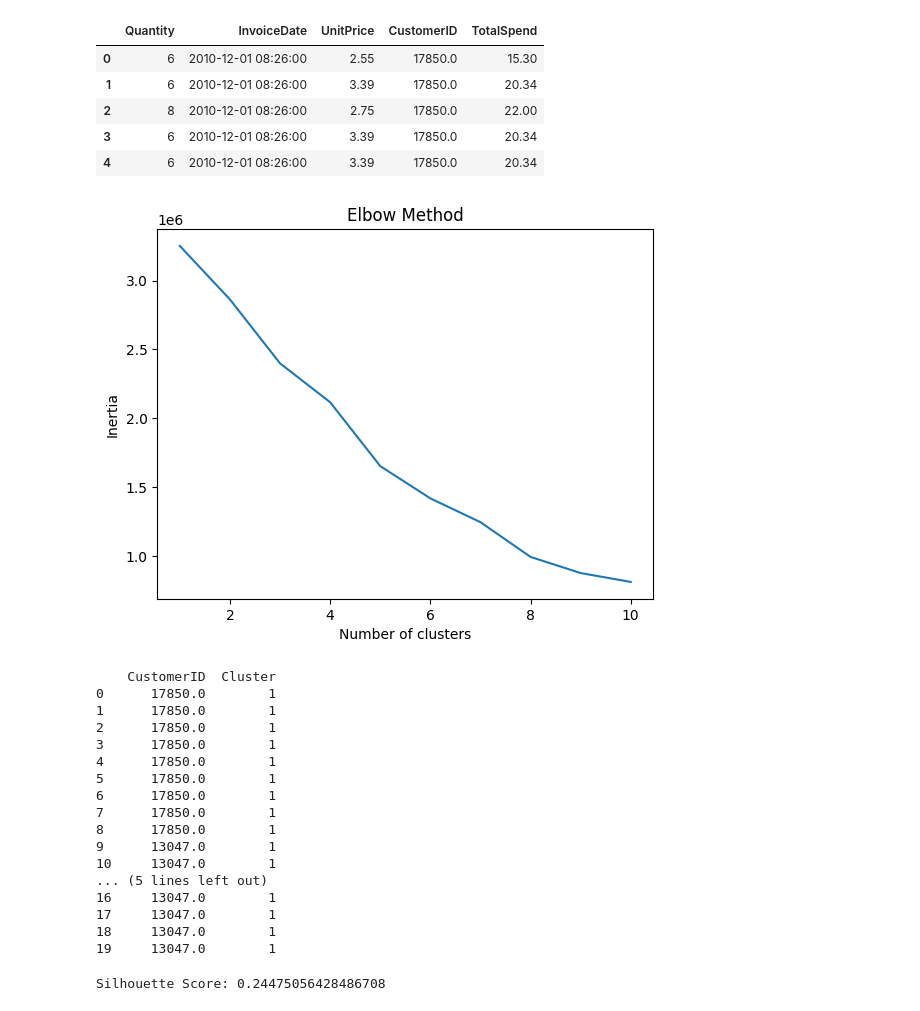
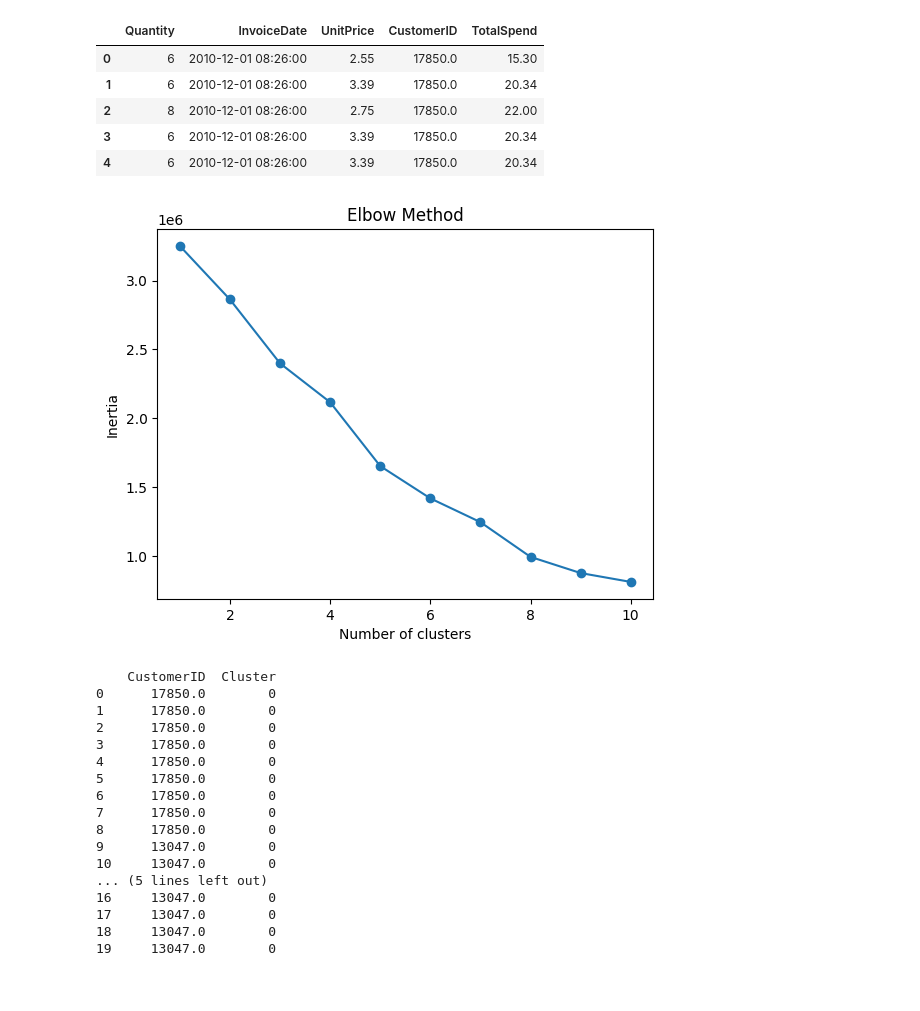
Before and after one commit to mjc136/DataScience, a Jupyter notebook: CustomerSegmentation/CustomerSeg.ipynb, the cells around one changed output. Drawn from its saved outputs; the diff is of its cells as text; code cells hidden in the pictures.

```diff
--- a/CustomerSegmentation/CustomerSeg.ipynb
+++ b/CustomerSegmentation/CustomerSeg.ipynb
@@ -69,47 +71,40 @@ X_scaled = scaler.fit_transform(X)
 # %%
 inertia_values = []
 for k in range(1, 11):  # Trying k values from 1 to 10
     kmeans = KMeans(n_clusters=k, random_state=42)
     kmeans.fit(X_scaled)
     inertia_values.append(kmeans.inertia_)
 
 # Plot the Elbow Method
-plt.plot(range(1, 11), inertia_values)
+plt.plot(range(1, 11), inertia_values, marker='o')
 plt.xlabel('Number of clusters')
 plt.ylabel('Inertia')
 plt.title('Elbow Method')
 plt.show()
 # %% [output]
-[figure, old version]
+[figure, new version]
 # %%
 # Apply K-means clustering with the chosen number of clusters
-kmeans = KMeans(n_clusters=4, random_state=42)
+kmeans = KMeans(n_clusters=4, n_init=10, random_state=42)
 df['Cluster'] = kmeans.fit_predict(X_scaled)
 
 # View the resulting clusters
 print(df[['CustomerID', 'Cluster']].head(20))
 # %% [output]
     CustomerID  Cluster
-0      17850.0        1
-1      17850.0        1
-2      17850.0        1
-3      17850.0        1
-4      17850.0        1
-5      17850.0        1
-6      17850.0        1
-7      17850.0        1
-8      17850.0        1
-9      13047.0        1
-10     13047.0        1
+0      17850.0        0
+1      17850.0        0
+2      17850.0        0
+3      17850.0        0
+4      17850.0        0
+5      17850.0        0
+6      17850.0        0
+7      17850.0        0
+8      17850.0        0
+9      13047.0        0
+10     13047.0        0
 ... (5 lines left out)
-16     13047.0        1
-17     13047.0        1
-18     13047.0        1
-19     13047.0        1
+16     13047.0        0
+17     13047.0        0
+18     13047.0        0
+19     13047.0        0
-# %%
-from sklearn.metrics import silhouette_score
-
-score = silhouette_score(X_scaled, kmeans.labels_)
-print(f'Silhouette Score: {score}')
-# %% [output]
-Silhouette Score: 0.24475056428486708
```
Also changed, not shown: parts of 3 cells of this notebook, 1 other file.
